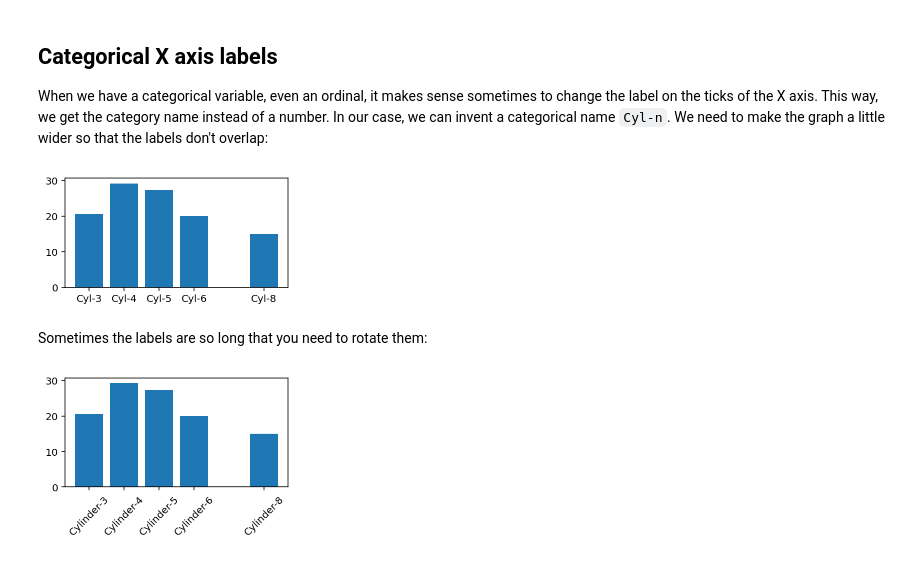
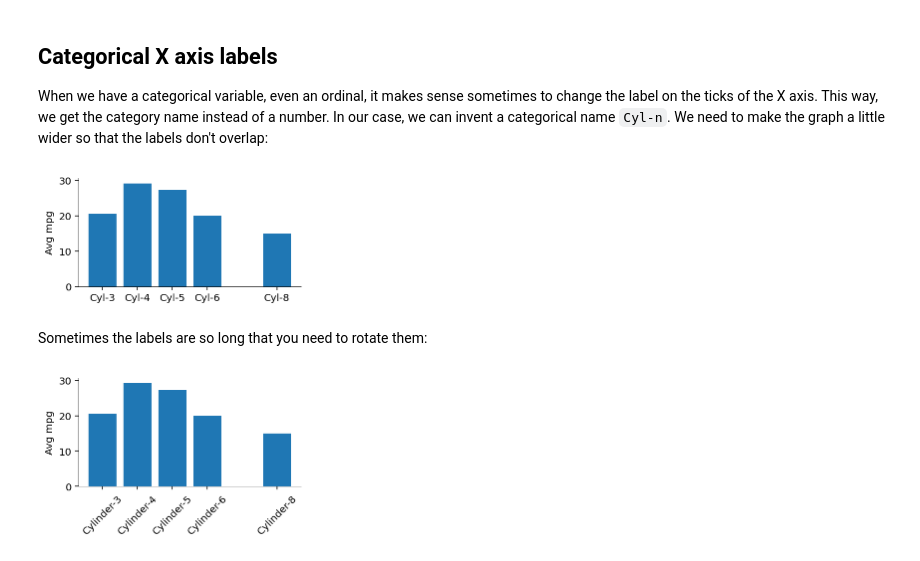
Before and after one commit to parrt/msds593, a Jupyter notebook: notebooks/matplotlib-beautify.ipynb, the cells around one changed output. Cells and saved outputs as stored; diff of their text form; code cells hidden in the pictures.

```diff
--- a/notebooks/matplotlib-beautify.ipynb
+++ b/notebooks/matplotlib-beautify.ipynb
@@ -343,18 +343,30 @@ When we have a categorical variable, even an ordinal, it makes sense sometimes t
 # %%
 fig, ax = plt.subplots(figsize=(4,2))  # make one subplot (ax) on the figure
 ax.bar(cyl, avg_mpg)
+ax.spines['top'].set_visible(False)
+ax.spines['right'].set_visible(False)
+ax.spines['left'].set_linewidth(.5)
+ax.spines['bottom'].set_linewidth(.5)
+ax.set_ylabel("Avg mpg")
+
 ax.set_xticks(cyl)                     # make sure we have a ticket for every cyl value
 ax.set_xticklabels([f'Cyl-{n}' for n in cyl])
 plt.show()
 # %% [output]
-[figure, old version]
+[figure, new version]
 # %% [markdown]
 Sometimes the labels are so long that you need to rotate them:
 # %%
 fig, ax = plt.subplots(figsize=(4,2))  # make one subplot (ax) on the figure
 ax.bar(cyl, avg_mpg)
+ax.spines['top'].set_visible(False)
+ax.spines['right'].set_visible(False)
+ax.spines['left'].set_linewidth(.5)
+ax.spines['bottom'].set_linewidth(.5)
+ax.set_ylabel("Avg mpg")
+
 ax.set_xticks(cyl)                     # make sure we have a ticket for every cyl value
 ax.set_xticklabels([f'Cylinder-{n}' for n in cyl], rotation=45)
 plt.show()
 # %% [output]
-[figure, old version]
+[figure, new version]
```
Also changed, not shown: parts of 8 cells of this notebook, 1 other file.
